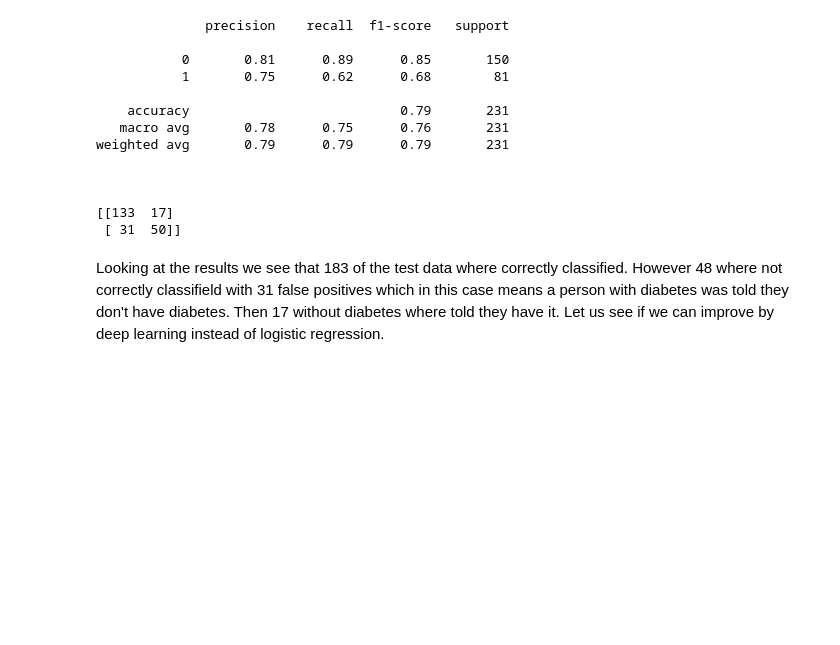
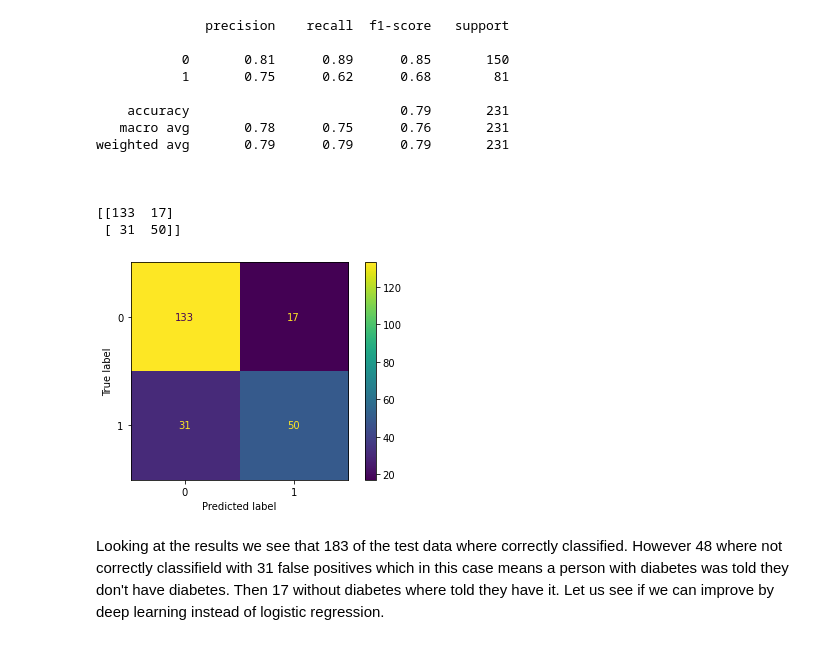
Before and after one commit to lcwhite29/Project-Classification, a Jupyter notebook: Diabetes_Classification.ipynb, the cells around one changed output. Saved outputs shown, nothing was run; the diff lists cells and outputs as text; code cells hidden in the pictures; blank space fills up the shorter version.

Commit message:
Uploading the new files with confusion matrix images

```diff
--- a/Diabetes_Classification.ipynb
+++ b/Diabetes_Classification.ipynb
@@ -158,6 +158,11 @@ weighted avg       0.79      0.79      0.79       231
 
 [[133  17]
  [ 31  50]]
+# %%
+disp = ConfusionMatrixDisplay(confusion_matrix(y_test,predictions))
+disp.plot();
+# %% [output]
+[figure, added]
 # %% [markdown]
 Looking at the results we see that 183 of the test data where correctly classified. However 48 where not correctly classifield with 31 false positives which in this case means a person with diabetes was told they don't have diabetes. Then 17 without diabetes where told they have it. Let us see if we can improve by deep learning instead of logistic regression.
 # %% [markdown]
```
Also changed, not shown: parts of 6 cells of this notebook, 3 other files.
